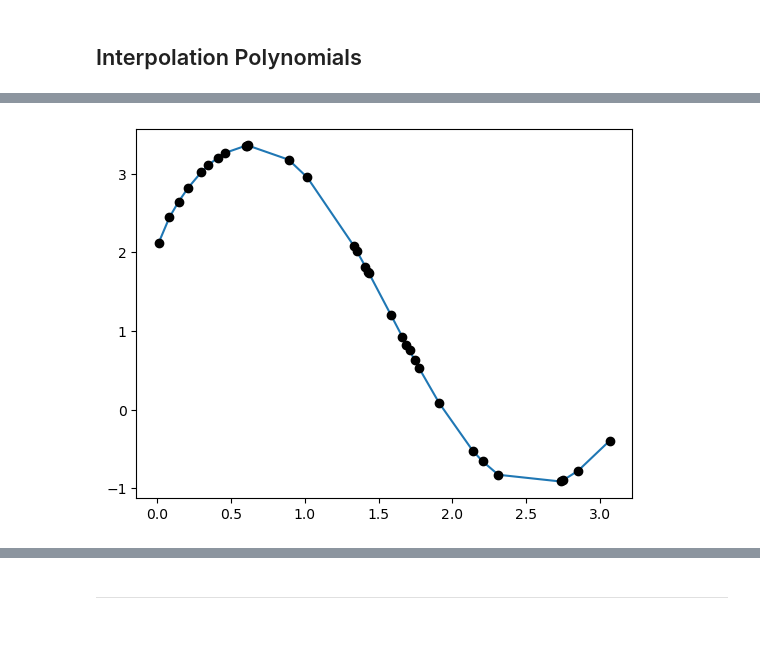
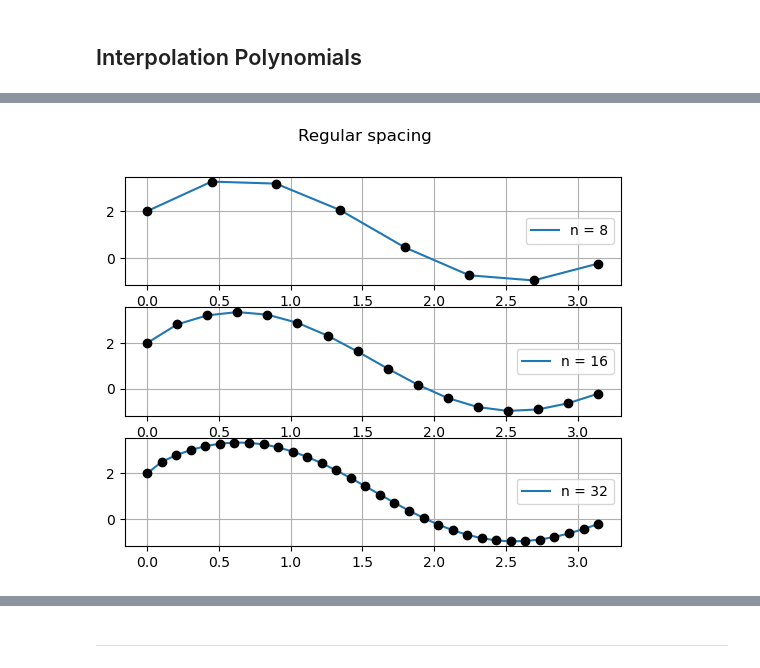
Before and after one commit to Mich-blz/Interpolations, a Jupyter notebook: Tarea1.ipynb, the cells around one changed output, grey strips where cells are left out. Cells and saved outputs as stored; diff of their text form; code cells hidden in the pictures; blank space fills up the shorter version.

```diff
--- a/Tarea1.ipynb
+++ b/Tarea1.ipynb
@@ -88,10 +52,27 @@ plt.show()
-# %%
-x = ran_samples(32)
-x = np.sort(x)
-y = trig(x)
-
-plt.plot(x,La_pol(x,y,x))
-plt.plot(x,y, 'ko')
-plt.show()
-# %% [output]
-[figure, removed]
+# %%
+plt.suptitle('Regular spacing')
+
+# * First Figure
+plt.subplot(3, 1, 1)
+plt.plot(even_samples(8),La_pol(x_even,y_even,even_samples(8)))
+plt.plot(x_even, y_even, 'ko')
+plt.grid(True)
+plt.legend(['n = 8'], loc='center right')
+
+# * Second Figure
+plt.subplot(3, 1, 2)
+plt.plot(even_samples(16),La_pol(even_samples(16),trig(even_samples(16)),even_samples(16)))
+plt.plot(even_samples(16),trig(even_samples(16)), 'ko')
+plt.grid(True)
+plt.legend(['n = 16'], loc='center right')
+
+# * Third Figure
+plt.subplot(3, 1, 3)
+plt.plot(even_samples(32),La_pol(even_samples(32),trig(even_samples(32)),even_samples(32)))
+plt.plot(even_samples(32),trig(even_samples(32)), 'ko')
+plt.grid(True)
+plt.legend(['n = 32'], loc='center right')
+
+plt.show()
+# %% [output]
+[figure, added]
```
Also changed, not shown: parts of 24 cells of this notebook.
